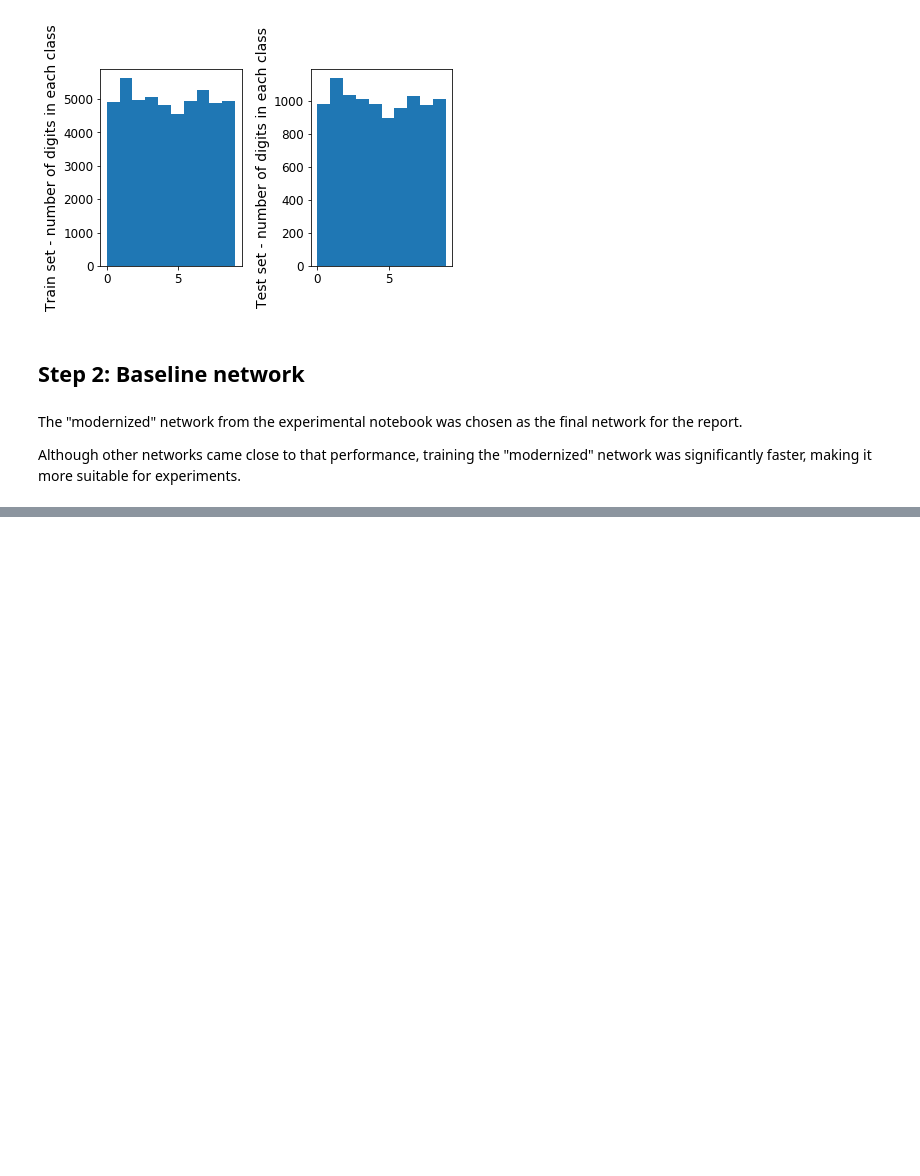
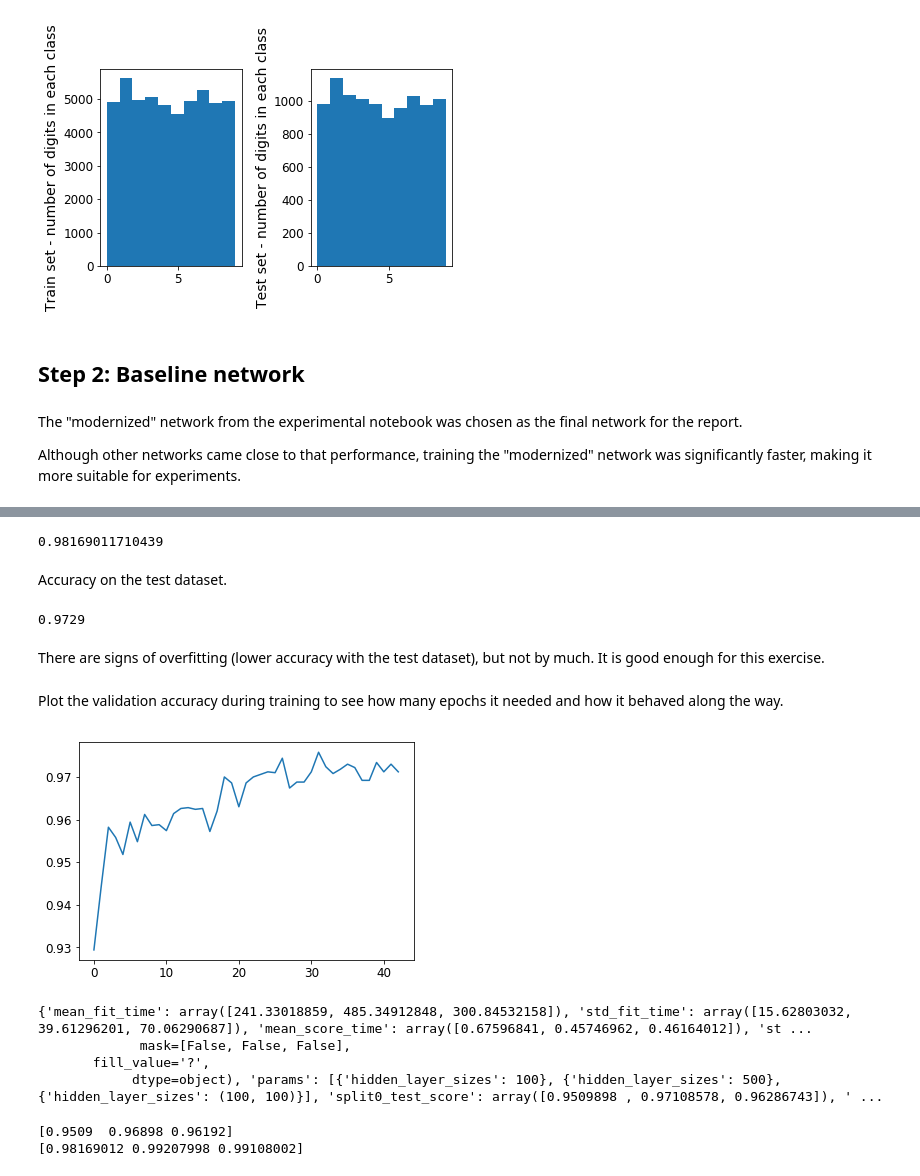
Before and after one commit to fau-masters-collected-works-cgarbin/cap6618-computer-vision, a Jupyter notebook: module4/CAP6618_PP2_cgarbin_final.ipynb, the cells around one changed output, grey strips where cells are left out. Saved outputs shown, nothing was run; the diff lists cells and outputs as text; code cells hidden in the pictures; blank space fills up the shorter version.

```diff
--- a/module4/CAP6618_PP2_cgarbin_final.ipynb
+++ b/module4/CAP6618_PP2_cgarbin_final.ipynb
@@ -128,0 +392,15 @@ accuracy_score(y_test, y_pred)
+# %%
+%%time
+
+from sklearn.model_selection import GridSearchCV
+
+# The base network
+base_clf = MLPClassifier(learning_rate="adaptive", learning_rate_init=0.001, max_iter=500, early_stopping=True,
+                    tol=1e-4, n_iter_no_change=10, activation="relu", solver="adam", alpha=0.0001, batch_size=100,
+                    random_state=42)
+
+# The parameters for the grid search: layers
+layers_to_try = { "hidden_layer_sizes": [(100), (500), (100,100)] }
+
+gs = GridSearchCV(base_clf, layers_to_try, n_jobs=-1, cv=3, verbose=50, return_train_score=True)
+gs.fit(X_train, y_train)
@@ -128,0 +425,5 @@ accuracy_score(y_test, y_pred)
+# %%
+print("Best network structure:", gs.best_params_)
+
+clf = gs.best_estimator_
+print(clf)
@@ -128,0 +441,33 @@ accuracy_score(y_test, y_pred)
+# %%
+print(gs.cv_results_["mean_train_score"][0]) # We know from above that our first estimator is the best one
+# %% [output]
+0.98169011710439
+# %% [markdown]
+Accuracy on the test dataset.
+# %%
+y_pred = clf.predict(X_test)
+accuracy_score(y_test, y_pred)
+# %% [output]
+0.9729
+# %% [markdown]
+There are signs of overfitting (lower accuracy with the test dataset), but not by much. It is good enough for this exercise.
+# %% [markdown]
+Plot the validation accuracy during training to see how many epochs it needed and how it behaved along the way.
+# %%
+plt.plot(clf.validation_scores_)
+plt.show()
+# %% [output]
+[figure, added]
+# %%
+print(gs.cv_results_)
+# %% [output]
+{'mean_fit_time': array([241.33018859, 485.34912848, 300.84532158]), 'std_fit_time': array([15.62803032, 39.61296201, 70.06290687]), 'mean_score_time': array([0.67596841, 0.45746962, 0.46164012]), 'st ...
+             mask=[False, False, False],
+       fill_value='?',
+            dtype=object), 'params': [{'hidden_layer_sizes': 100}, {'hidden_layer_sizes': 500}, {'hidden_layer_sizes': (100, 100)}], 'split0_test_score': array([0.9509898 , 0.97108578, 0.96286743]), ' ...
+# %%
+print(gs.cv_results_["mean_test_score"])
+print(gs.cv_results_["mean_train_score"])
+# %% [output]
+[0.9509  0.96898 0.96192]
+[0.98169012 0.99207998 0.99108002]
```
Also changed, not shown: parts of 45 cells of this notebook.
